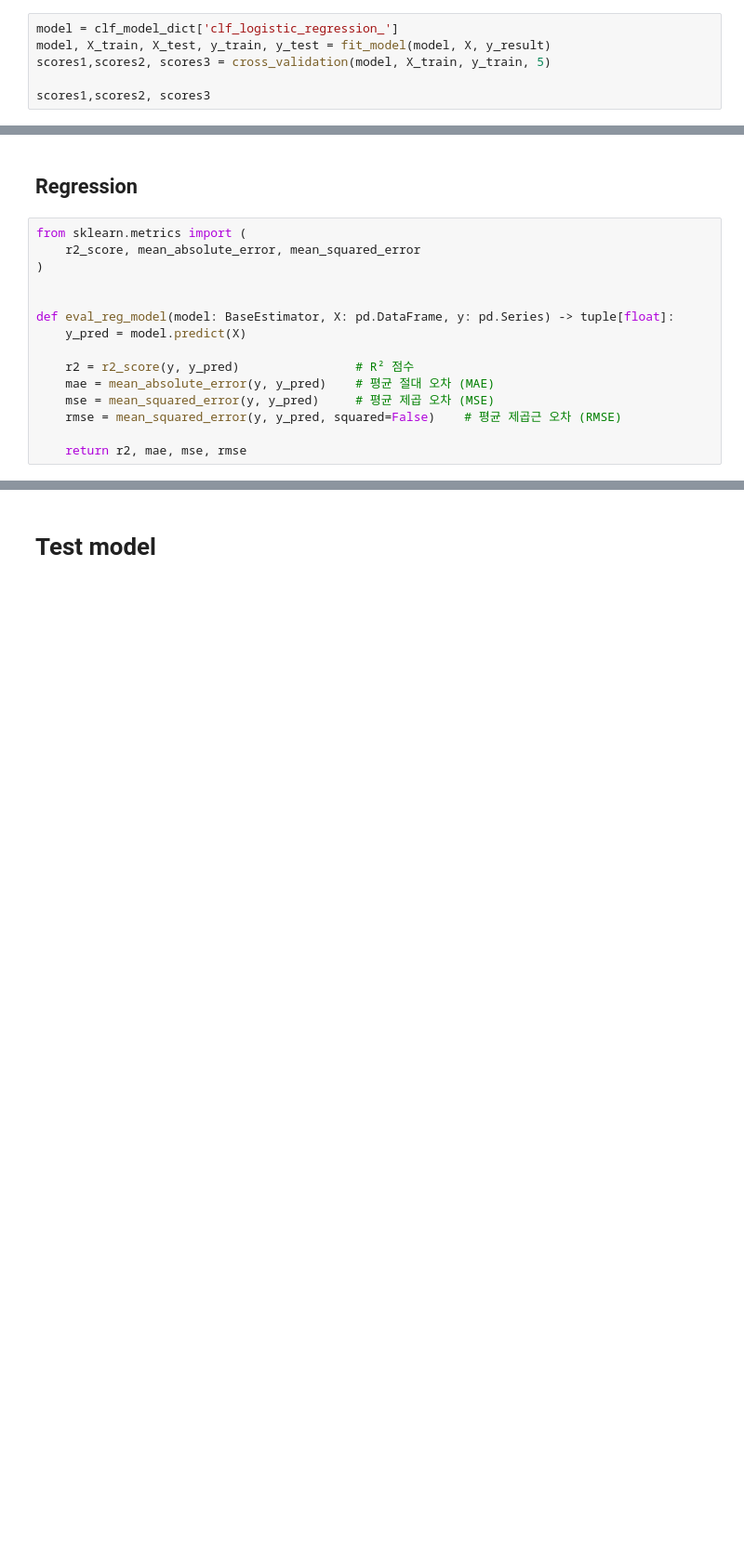
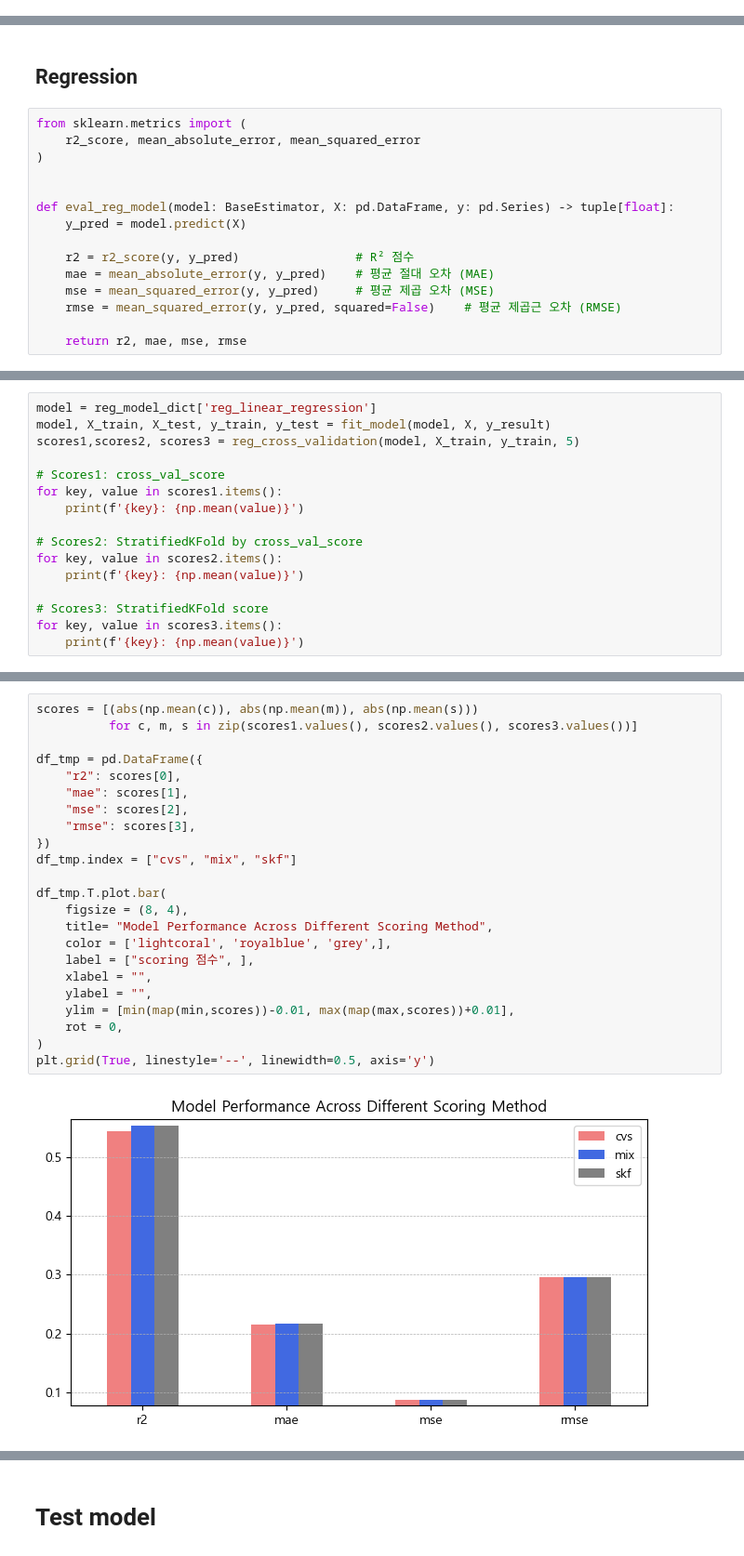
Before and after one commit to miny-genie/RTC-mariokart-8-AI, a Jupyter notebook: 3_select_model.ipynb, the cells around one changed output, grey strips where cells are left out. Shown at 93% size. Drawn from its saved outputs; the diff is of its cells as text; blank space fills up the shorter version.

```diff
--- a/3_select_model.ipynb
+++ b/3_select_model.ipynb
@@ -217,6 +181,0 @@ def cross_validation(
-# %%
-model = clf_model_dict['clf_logistic_regression_']
-model, X_train, X_test, y_train, y_test = fit_model(model, X, y_result)
-scores1,scores2, scores3 = cross_validation(model, X_train, y_train, 5)
-
-scores1,scores2, scores3
@@ -315,0 +407,16 @@ def eval_reg_model(model: BaseEstimator, X: pd.DataFrame, y: pd.Series) -> tuple
+# %%
+model = reg_model_dict['reg_linear_regression']
+model, X_train, X_test, y_train, y_test = fit_model(model, X, y_result)
+scores1,scores2, scores3 = reg_cross_validation(model, X_train, y_train, 5)
+
+# Scores1: cross_val_score
+for key, value in scores1.items():
+    print(f'{key}: {np.mean(value)}')
+
+# Scores2: StratifiedKFold by cross_val_score
+for key, value in scores2.items():
+    print(f'{key}: {np.mean(value)}')
+
+# Scores3: StratifiedKFold score
+for key, value in scores3.items():
+    print(f'{key}: {np.mean(value)}')
@@ -315,0 +436,25 @@ def eval_reg_model(model: BaseEstimator, X: pd.DataFrame, y: pd.Series) -> tuple
+# %%
+scores = [(abs(np.mean(c)), abs(np.mean(m)), abs(np.mean(s)))
+          for c, m, s in zip(scores1.values(), scores2.values(), scores3.values())]
+
+df_tmp = pd.DataFrame({
+    "r2": scores[0],
+    "mae": scores[1],
+    "mse": scores[2],
+    "rmse": scores[3],
+})
+df_tmp.index = ["cvs", "mix", "skf"]
+
+df_tmp.T.plot.bar(
+    figsize = (8, 4),
+    title= "Model Performance Across Different Scoring Method",
+    color = ['lightcoral', 'royalblue', 'grey',],
+    label = ["scoring 점수", ],
+    xlabel = "",
+    ylabel = "",
+    ylim = [min(map(min,scores))-0.01, max(map(max,scores))+0.01],
+    rot = 0,
+)
+plt.grid(True, linestyle='--', linewidth=0.5, axis='y')
+# %% [output]
+[figure, added]
```
Also changed, not shown: parts of 18 cells of this notebook.
